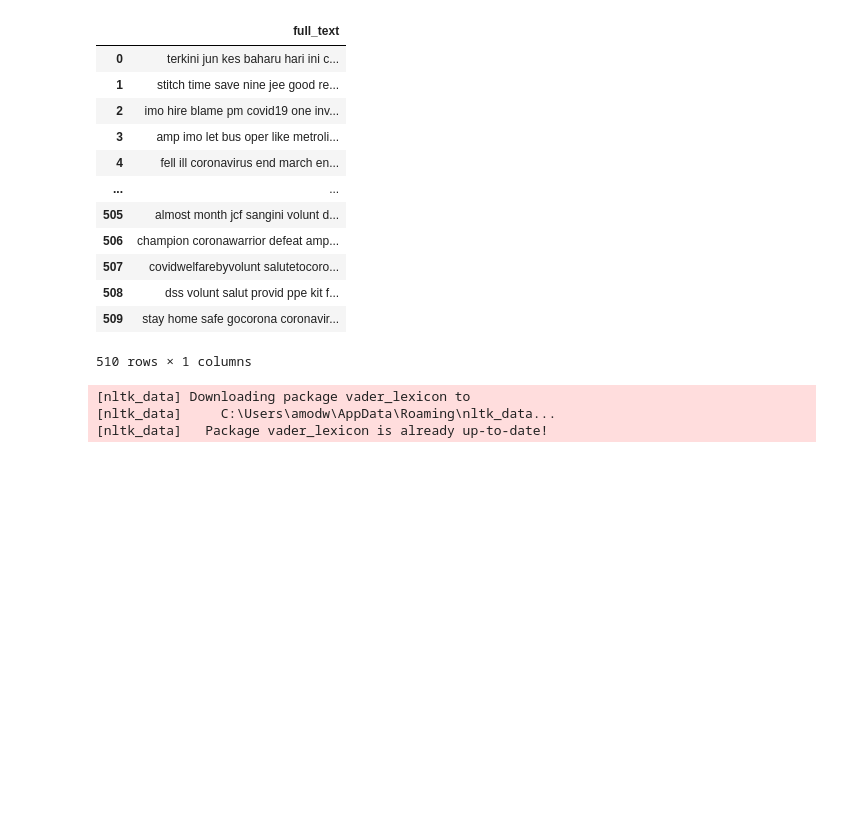
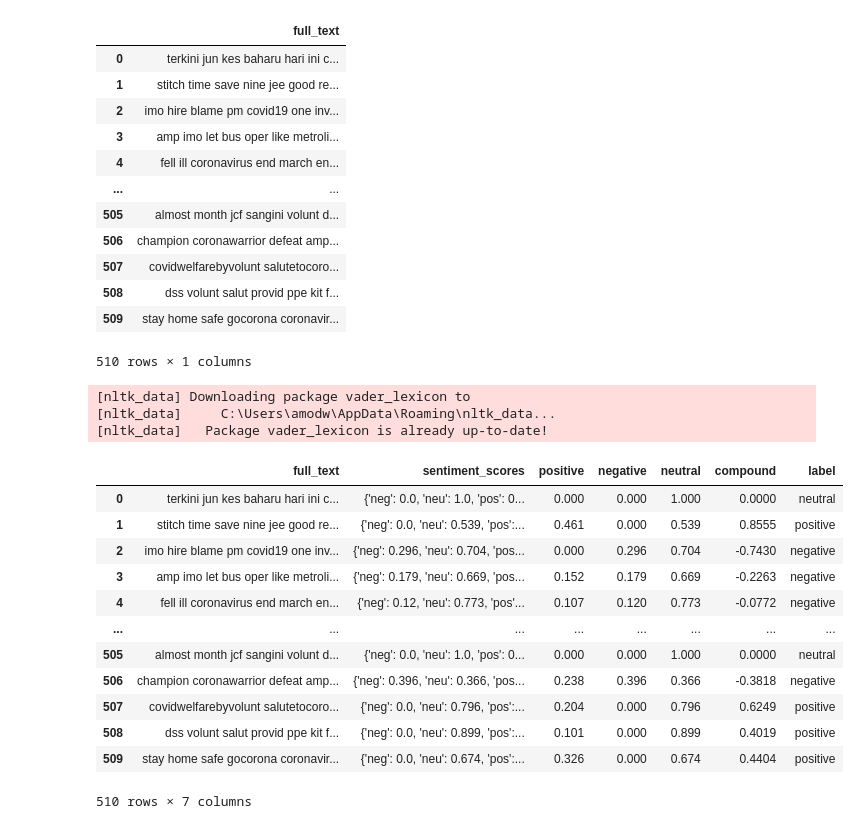
Before and after one commit to Dhaval97/Twitter-Sentiment-Analysis-using-Machine-Learning, a Jupyter notebook: Notebook for Downloading Twitter Tweets.ipynb, the cells around one changed output. Cells and saved outputs as stored; diff of their text form; code cells hidden in the pictures; blank space fills up the shorter version.

Commit message:
Storing Final_Data into .csv file

```diff
--- a/Notebook for Downloading Twitter Tweets.ipynb
+++ b/Notebook for Downloading Twitter Tweets.ipynb
@@ -405,0 +408,17 @@ create_df['label'] = create_df['compound'].apply(lambda c: 'positive' if c > 0 e
+# %%
+df = pd.read_csv(r'CoronaVirus Tweets\Corona_Final_Data.csv', encoding = 'unicode_escape')
+df
+# %% [output]
+|  | full_text | sentiment_scores | positive | negative | neutral | compound | label |
+| 0 | terkini jun kes baharu hari ini c... | {'neg': 0.0, 'neu': 1.0, 'pos': 0... | 0.000 | 0.000 | 1.000 | 0.0000 | neutral |
+| 1 | stitch time save nine jee good re... | {'neg': 0.0, 'neu': 0.539, 'pos':... | 0.461 | 0.000 | 0.539 | 0.8555 | positive |
+| 2 | imo hire blame pm covid19 one inv... | {'neg': 0.296, 'neu': 0.704, 'pos... | 0.000 | 0.296 | 0.704 | -0.7430 | negative |
+| 3 | amp imo let bus oper like metroli... | {'neg': 0.179, 'neu': 0.669, 'pos... | 0.152 | 0.179 | 0.669 | -0.2263 | negative |
+| 4 | fell ill coronavirus end march en... | {'neg': 0.12, 'neu': 0.773, 'pos'... | 0.107 | 0.120 | 0.773 | -0.0772 | negative |
+| ... | ... | ... | ... | ... | ... | ... | ... |
+| 505 | almost month jcf sangini volunt d... | {'neg': 0.0, 'neu': 1.0, 'pos': 0... | 0.000 | 0.000 | 1.000 | 0.0000 | neutral |
+| 506 | champion coronawarrior defeat amp... | {'neg': 0.396, 'neu': 0.366, 'pos... | 0.238 | 0.396 | 0.366 | -0.3818 | negative |
+| 507 | covidwelfarebyvolunt salutetocoro... | {'neg': 0.0, 'neu': 0.796, 'pos':... | 0.204 | 0.000 | 0.796 | 0.6249 | positive |
+| 508 | dss volunt salut provid ppe kit f... | {'neg': 0.0, 'neu': 0.899, 'pos':... | 0.101 | 0.000 | 0.899 | 0.4019 | positive |
+| 509 | stay home safe gocorona coronavir... | {'neg': 0.0, 'neu': 0.674, 'pos':... | 0.326 | 0.000 | 0.674 | 0.4404 | positive |
+510 rows × 7 columns
```
Also changed, not shown: parts of 1 cell of this notebook.
